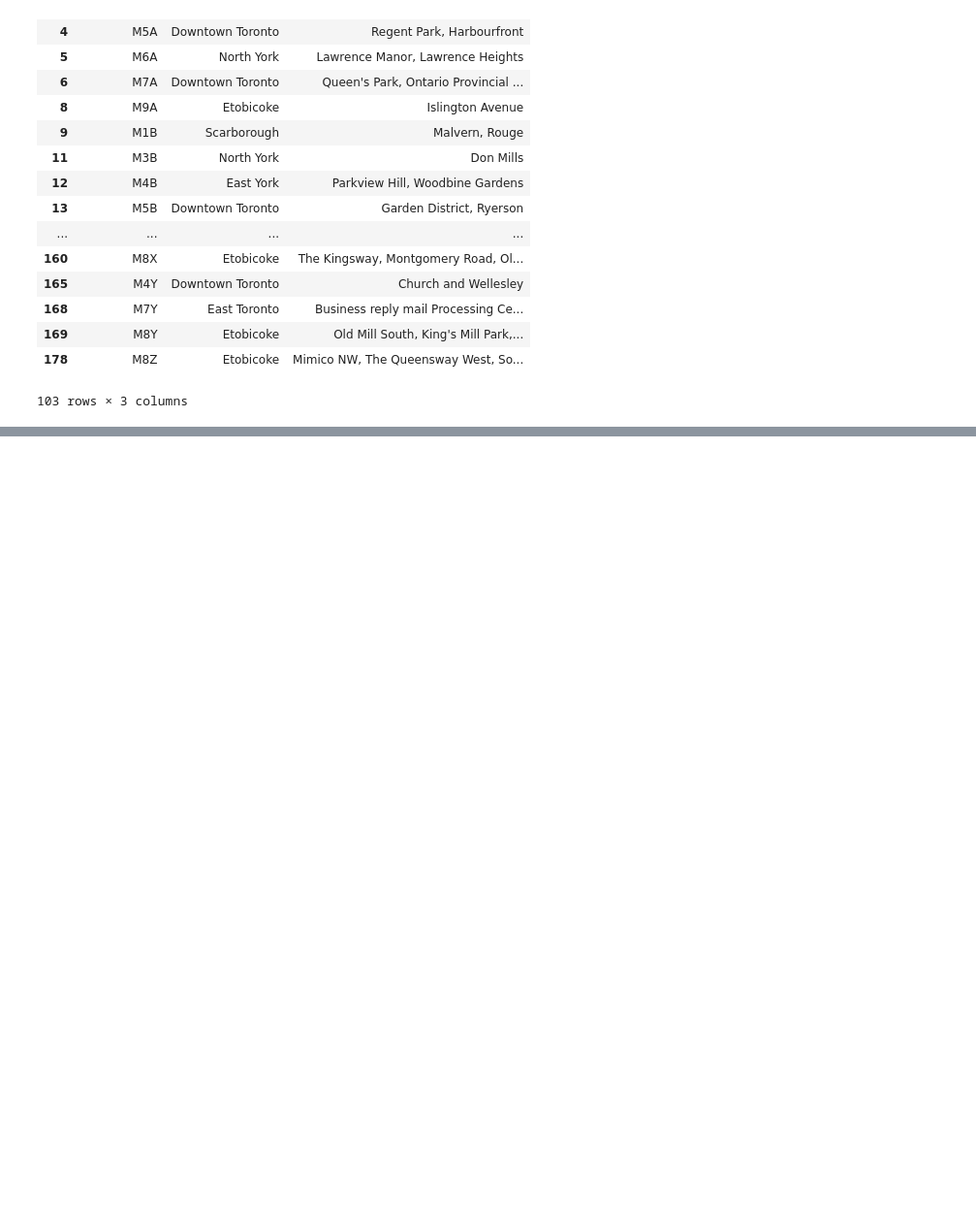
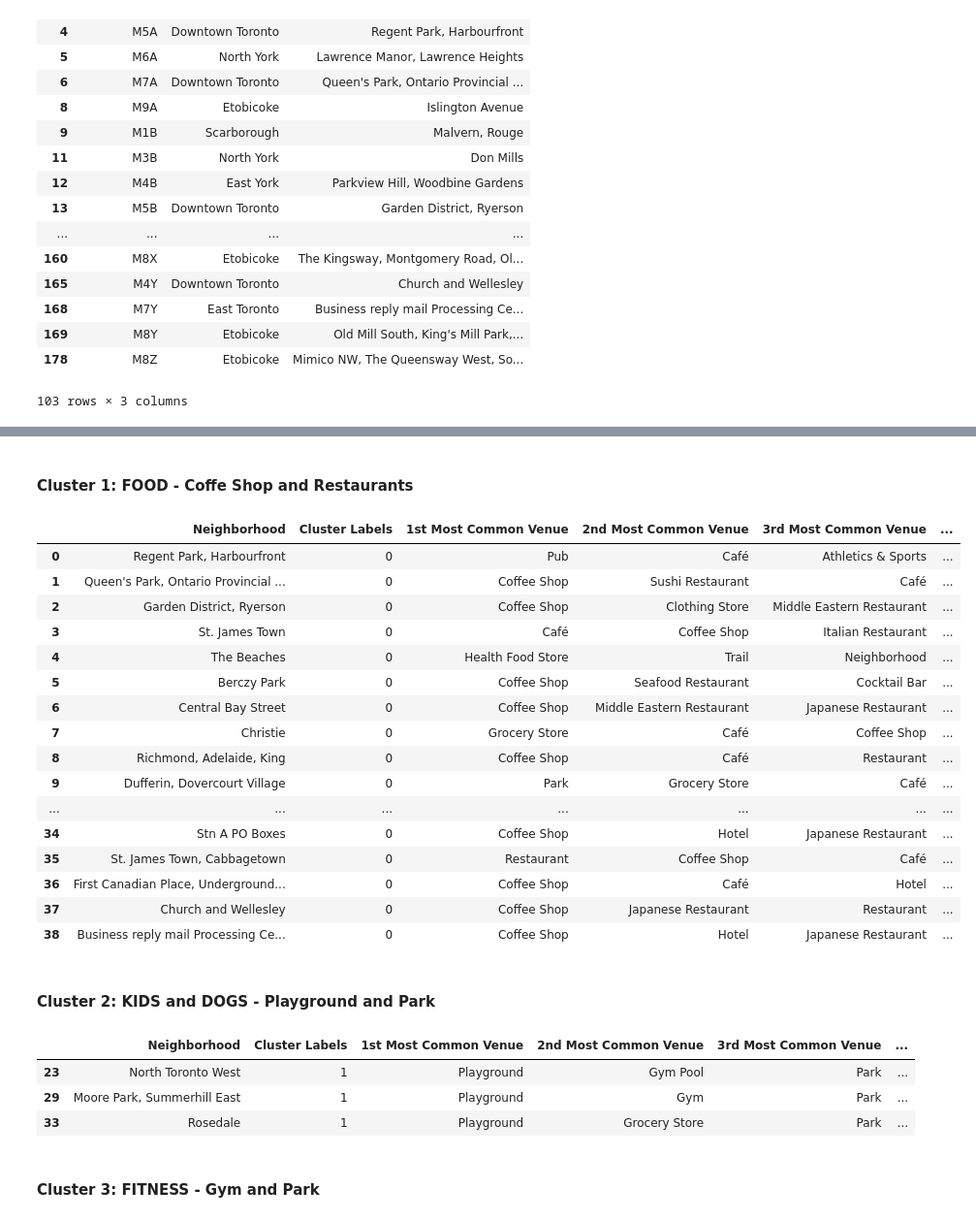
Before and after one commit to marcioskmt/Coursera_Capstone, a Jupyter notebook: Segmenting and Clustering Neighborhood in Toronto.ipynb, the cells around one changed output, grey strips where cells are left out. Shown at 97% size. Drawn from its saved outputs; the diff is of its cells as text; code cells hidden in the pictures; blank space fills up the shorter version.

```diff
--- a/Segmenting and Clustering Neighborhood in Toronto.ipynb
+++ b/Segmenting and Clustering Neighborhood in Toronto.ipynb
@@ -64,0 +538,22 @@ df.shape
+# %%
+#Create new dataframe and display it in order of frequency
+num_top_venues = 10
+
+indicators = ['st', 'nd', 'rd']
+
+# create columns according to number of top venues
+columns = ['Neighborhood']
+for ind in np.arange(num_top_venues):
+    try:
+        columns.append('{}{} Most Common Venue'.format(ind+1, indicators[ind]))
+    except:
+        columns.append('{}th Most Common Venue'.format(ind+1))
+
+# create a new dataframe
+neighborhoods_venues_sorted = pd.DataFrame(columns=columns)
+neighborhoods_venues_sorted['Neighborhood'] = tor_grouped['NeighborhoodA']
+
+for ind in np.arange(tor_grouped.shape[0]):
+    neighborhoods_venues_sorted.iloc[ind, 1:] = return_most_common_venues(tor_grouped.iloc[ind, :], num_top_venues)
+
+neighborhoods_venues_sorted.head()
@@ -64,0 +569,11 @@ df.shape
+# %%
+# set number of clusters
+kclusters = 5
+
+tor_grouped_clustering = tor_grouped.drop('NeighborhoodA', 1)
+
+# run k-means clustering
+kmeans = KMeans(n_clusters=kclusters, random_state=0).fit(tor_grouped_clustering)
+
+# check cluster labels generated for each row in the dataframe
+kmeans.labels_[0:10]
@@ -64,0 +584,10 @@ df.shape
+# %%
+# add clustering labels
+neighborhoods_venues_sorted.insert(0, 'Cluster Labels', kmeans.labels_)
+
+tor_merged = tor_data
+
+# merge toronto_grouped with toronto_data to add latitude/longitude for each neighborhood
+tor_merged = tor_merged.join(neighborhoods_venues_sorted.set_index('Neighborhood'), on='Neighborhood')
+
+tor_merged.head() # check the last columns!
@@ -64,0 +627,33 @@ df.shape
+# %% [markdown]
+#### Cluster 1: FOOD - Coffe Shop and Restaurants
+# %%
+tor_merged.loc[tor_merged['Cluster Labels'] == 0, tor_merged.columns[[2] + list(range(5, tor_merged.shape[1]))]]
+# %% [output]
+|  | Neighborhood | Cluster Labels | 1st Most Common Venue | 2nd Most Common Venue | 3rd Most Common Venue | ... |
+| 0 | Regent Park, Harbourfront | 0 | Pub | Café | Athletics & Sports | ... |
+| 1 | Queen's Park, Ontario Provincial ... | 0 | Coffee Shop | Sushi Restaurant | Café | ... |
+| 2 | Garden District, Ryerson | 0 | Coffee Shop | Clothing Store | Middle Eastern Restaurant | ... |
+| 3 | St. James Town | 0 | Café | Coffee Shop | Italian Restaurant | ... |
+| 4 | The Beaches | 0 | Health Food Store | Trail | Neighborhood | ... |
+| 5 | Berczy Park | 0 | Coffee Shop | Seafood Restaurant | Cocktail Bar | ... |
+| 6 | Central Bay Street | 0 | Coffee Shop | Middle Eastern Restaurant | Japanese Restaurant | ... |
+| 7 | Christie | 0 | Grocery Store | Café | Coffee Shop | ... |
+| 8 | Richmond, Adelaide, King | 0 | Coffee Shop | Café | Restaurant | ... |
+| 9 | Dufferin, Dovercourt Village | 0 | Park | Grocery Store | Café | ... |
+| ... | ... | ... | ... | ... | ... | ... |
+| 34 | Stn A PO Boxes | 0 | Coffee Shop | Hotel | Japanese Restaurant | ... |
+| 35 | St. James Town, Cabbagetown | 0 | Restaurant | Coffee Shop | Café | ... |
+| 36 | First Canadian Place, Underground... | 0 | Coffee Shop | Café | Hotel | ... |
+| 37 | Church and Wellesley | 0 | Coffee Shop | Japanese Restaurant | Restaurant | ... |
+| 38 | Business reply mail Processing Ce... | 0 | Coffee Shop | Hotel | Japanese Restaurant | ... |
+# %% [markdown]
+#### Cluster 2: KIDS and DOGS - Playground and Park
+# %%
+tor_merged.loc[tor_merged['Cluster Labels'] == 1, tor_merged.columns[[2] + list(range(5, tor_merged.shape[1]))]]
+# %% [output]
+|  | Neighborhood | Cluster Labels | 1st Most Common Venue | 2nd Most Common Venue | 3rd Most Common Venue | ... |
+| 23 | North Toronto West | 1 | Playground | Gym Pool | Park | ... |
+| 29 | Moore Park, Summerhill East | 1 | Playground | Gym | Park | ... |
+| 33 | Rosedale | 1 | Playground | Grocery Store | Park | ... |
+# %% [markdown]
+#### Cluster 3: FITNESS - Gym and Park
```
Also changed, not shown: parts of 52 cells of this notebook.
